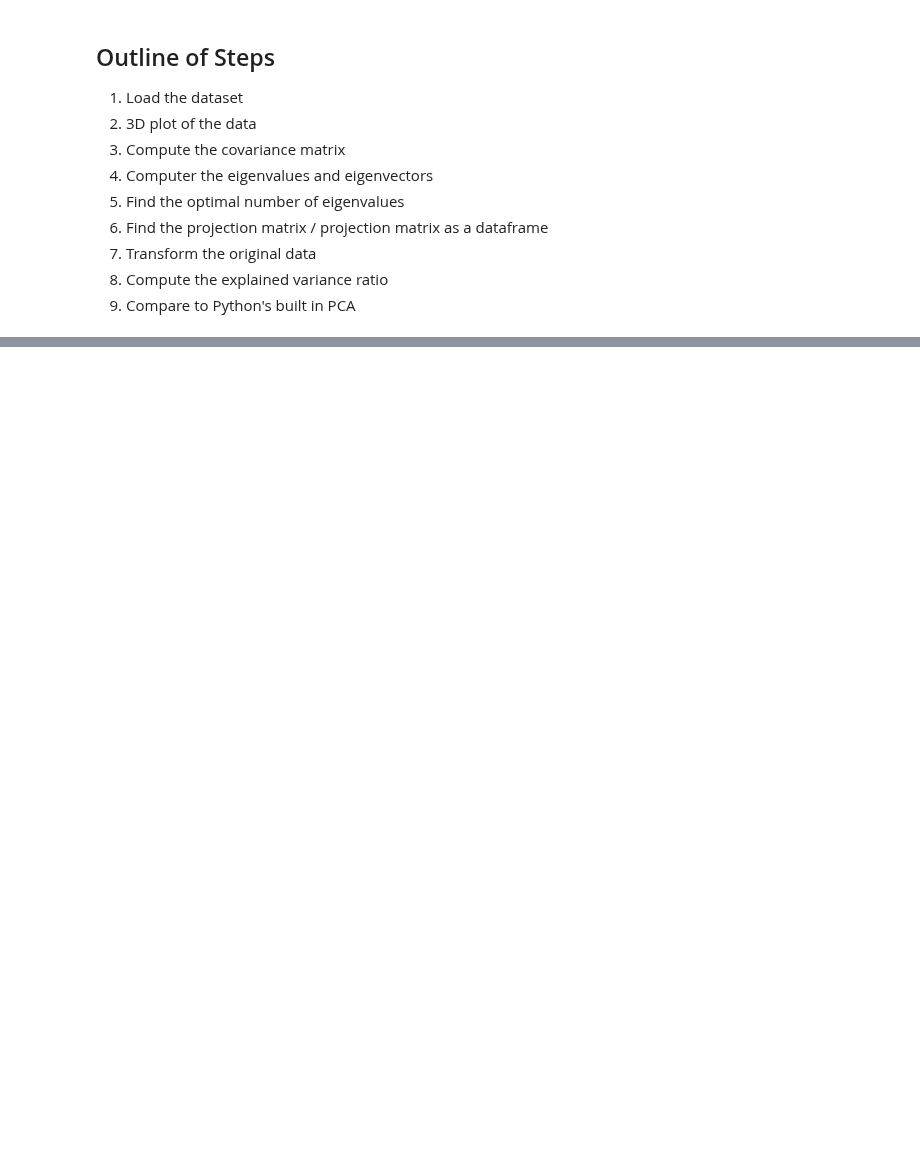
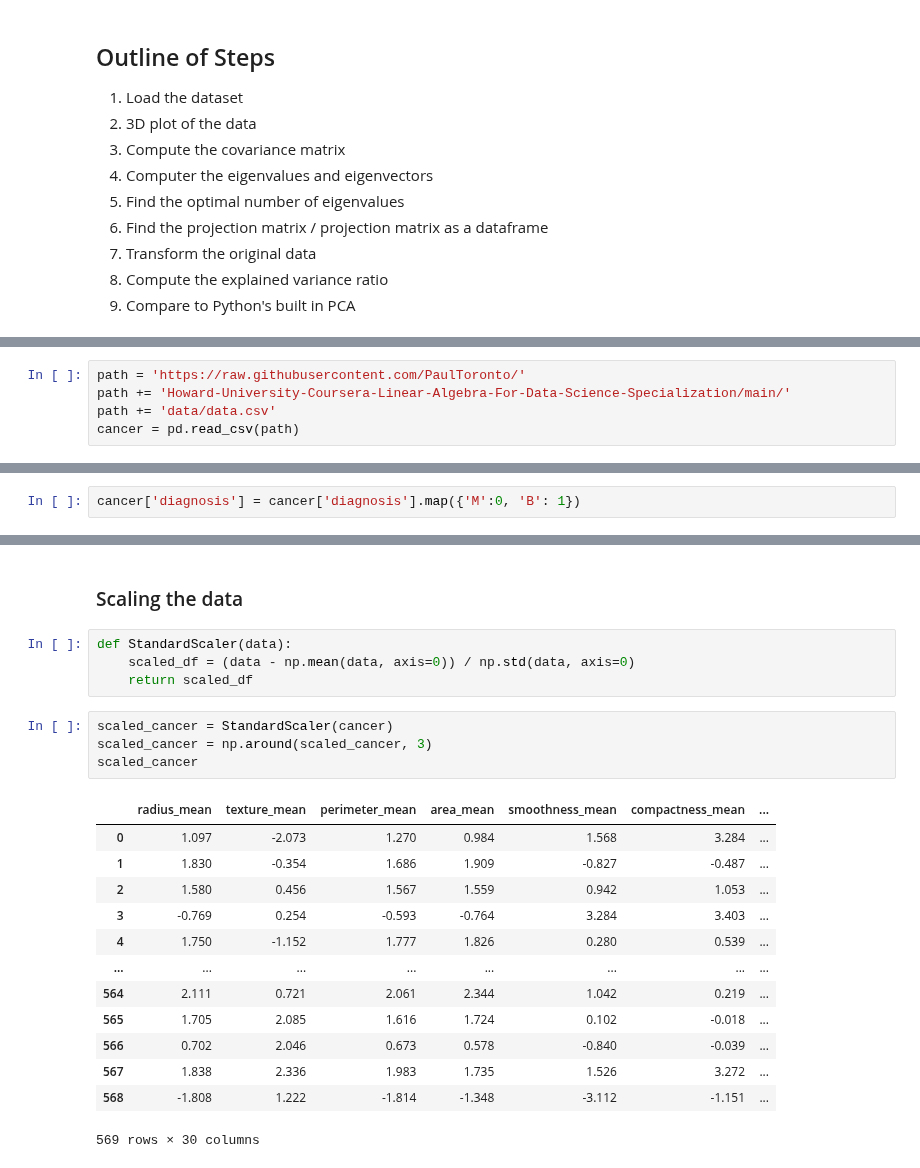
Before and after one commit to PaulToronto/Howard-University-Coursera-Linear-Algebra-For-Data-Science-Specialization, a Jupyter notebook: 2_4_3_Solving_Applications.ipynb, the cells around one changed output, grey strips where cells are left out. Saved outputs shown, nothing was run; the diff lists cells and outputs as text; blank space fills up the shorter version.

```diff
--- a/2_4_3_Solving_Applications.ipynb
+++ b/2_4_3_Solving_Applications.ipynb
@@ -98,3 +33,8 @@ cancer.head()
+# %%
+path = 'https://raw.githubusercontent.com/PaulToronto/'
+path += 'Howard-University-Coursera-Linear-Algebra-For-Data-Science-Specialization/main/'
+path += 'data/data.csv'
+cancer = pd.read_csv(path)
 # %%
 cancer.shape
 # %% [output]
@@ -101,0 +42,2 @@ cancer.shape
+# %%
+cancer['diagnosis'] = cancer['diagnosis'].map({'M':0, 'B': 1})
@@ -130,3 +115,27 @@ fig.update_traces(marker=dict(size=13,
 # %% [output]
 [interactive output not drawn]
 <Figure size 1600x1400 with 0 Axes>
+# %% [markdown]
+### Scaling the data
+# %%
+def StandardScaler(data):
+    scaled_df = (data - np.mean(data, axis=0)) / np.std(data, axis=0)
+    return scaled_df
+# %%
+scaled_cancer = StandardScaler(cancer)
+scaled_cancer = np.around(scaled_cancer, 3)
+scaled_cancer
+# %% [output]
+|  | radius_mean | texture_mean | perimeter_mean | area_mean | smoothness_mean | compactness_mean | ... |
+| 0 | 1.097 | -2.073 | 1.270 | 0.984 | 1.568 | 3.284 | ... |
+| 1 | 1.830 | -0.354 | 1.686 | 1.909 | -0.827 | -0.487 | ... |
+| 2 | 1.580 | 0.456 | 1.567 | 1.559 | 0.942 | 1.053 | ... |
+| 3 | -0.769 | 0.254 | -0.593 | -0.764 | 3.284 | 3.403 | ... |
+| 4 | 1.750 | -1.152 | 1.777 | 1.826 | 0.280 | 0.539 | ... |
+| ... | ... | ... | ... | ... | ... | ... | ... |
+| 564 | 2.111 | 0.721 | 2.061 | 2.344 | 1.042 | 0.219 | ... |
+| 565 | 1.705 | 2.085 | 1.616 | 1.724 | 0.102 | -0.018 | ... |
+| 566 | 0.702 | 2.046 | 0.673 | 0.578 | -0.840 | -0.039 | ... |
+| 567 | 1.838 | 2.336 | 1.983 | 1.735 | 1.526 | 3.272 | ... |
+| 568 | -1.808 | 1.222 | -1.814 | -1.348 | -3.112 | -1.151 | ... |
+569 rows × 30 columns
```
Also changed, not shown: parts of 48 cells of this notebook.
